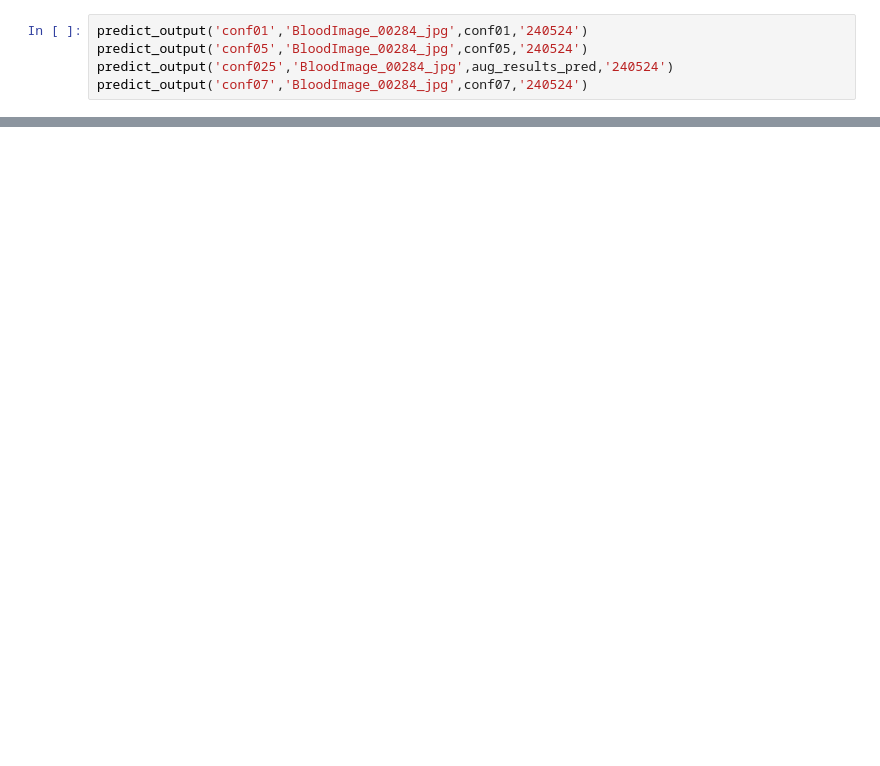
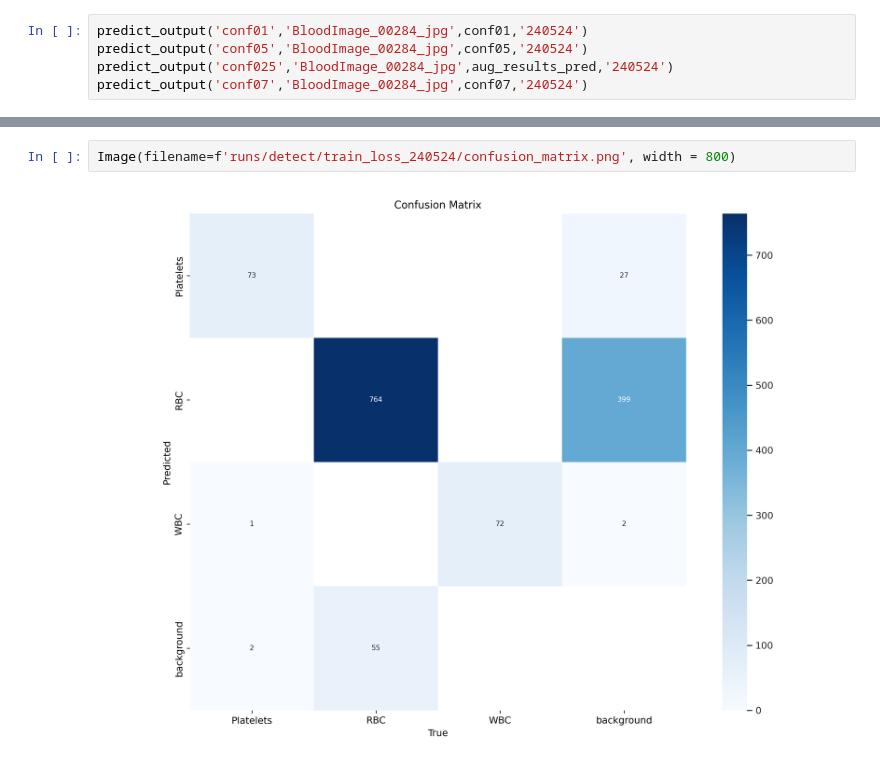
Before and after one commit to Johanna-Jones/BloodCellDetection_YOLO, a Jupyter notebook: V8_run20052024.ipynb, the cells around one changed output, grey strips where cells are left out. Drawn from its saved outputs; the diff is of its cells as text; blank space fills up the shorter version.

```diff
--- a/V8_run20052024.ipynb
+++ b/V8_run20052024.ipynb
@@ -453,0 +468,4 @@ predict_output('conf07','BloodImage_00284_jpg',conf07,'240524')
+# %%
+Image(filename=f'runs/detect/train_loss_240524/confusion_matrix.png', width = 800)
+# %% [output]
+[figure, added]
```
Also changed, not shown: parts of 12 cells of this notebook.
